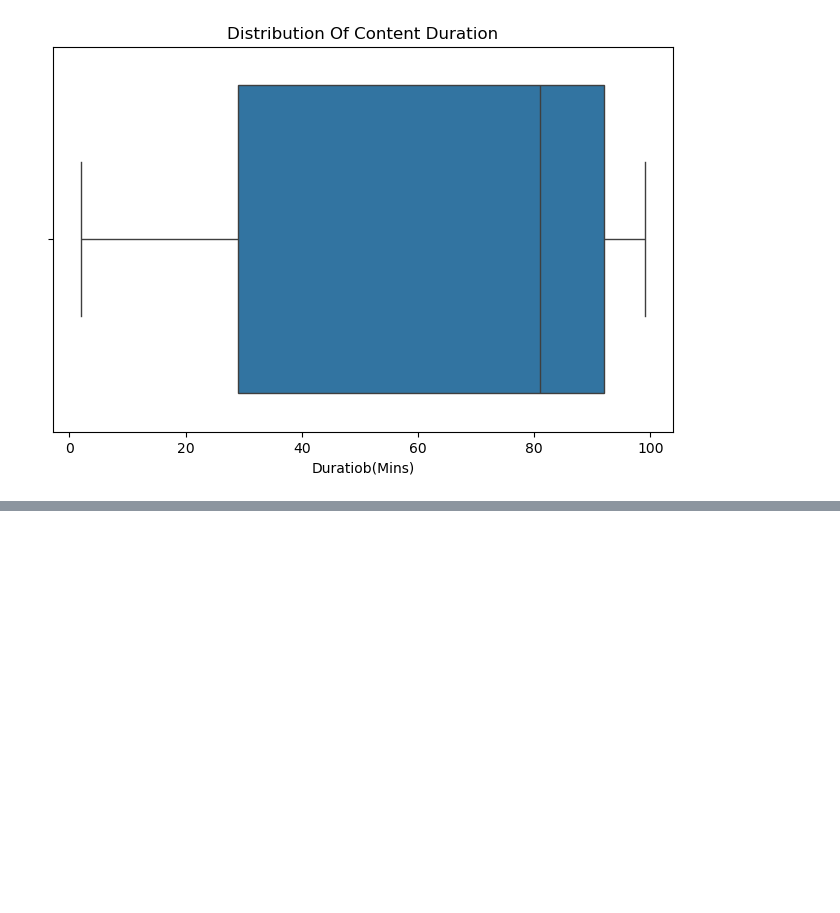
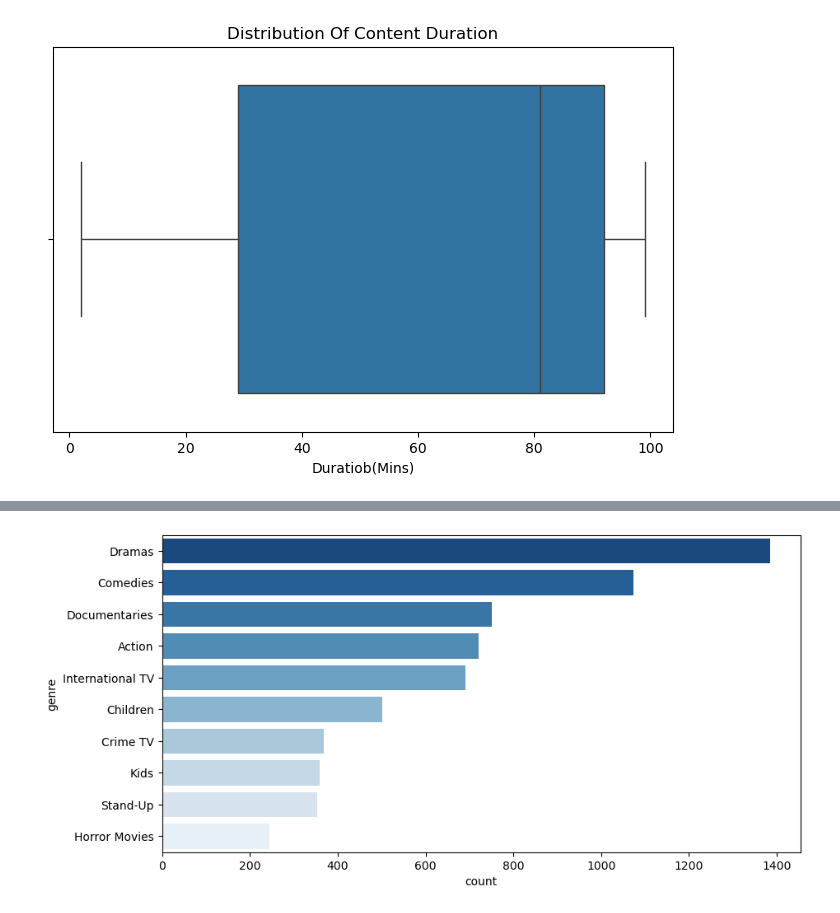
Before and after one commit to Emigbanam/PythonData-Science-Practice-Repository, a Jupyter notebook: Netflix Test.ipynb, the cells around one changed output, grey strips where cells are left out. Saved outputs shown, nothing was run; the diff lists cells and outputs as text; code cells hidden in the pictures; blank space fills up the shorter version.

```diff
--- a/Netflix Test.ipynb
+++ b/Netflix Test.ipynb
@@ -201,0 +250,4 @@ plt.show()
+# %%
+#TOP 10 GENRES ON NETFLIX
+top_genres = netflix['genre'].value_counts().reset_index(name='count')
+top_genres.head(10)
@@ -201,0 +266,7 @@ plt.show()
+# %%
+#VISUALIZATION OF THE TOP 10 GENRES
+plt.figure(figsize=(10,5))
+sns.barplot(data=top_genres.head(10), x='count', y='genre',hue='genre', palette='Blues_r')
+plt.show()
+# %% [output]
+[figure, added]
```
Also changed, not shown: parts of 17 cells of this notebook.
